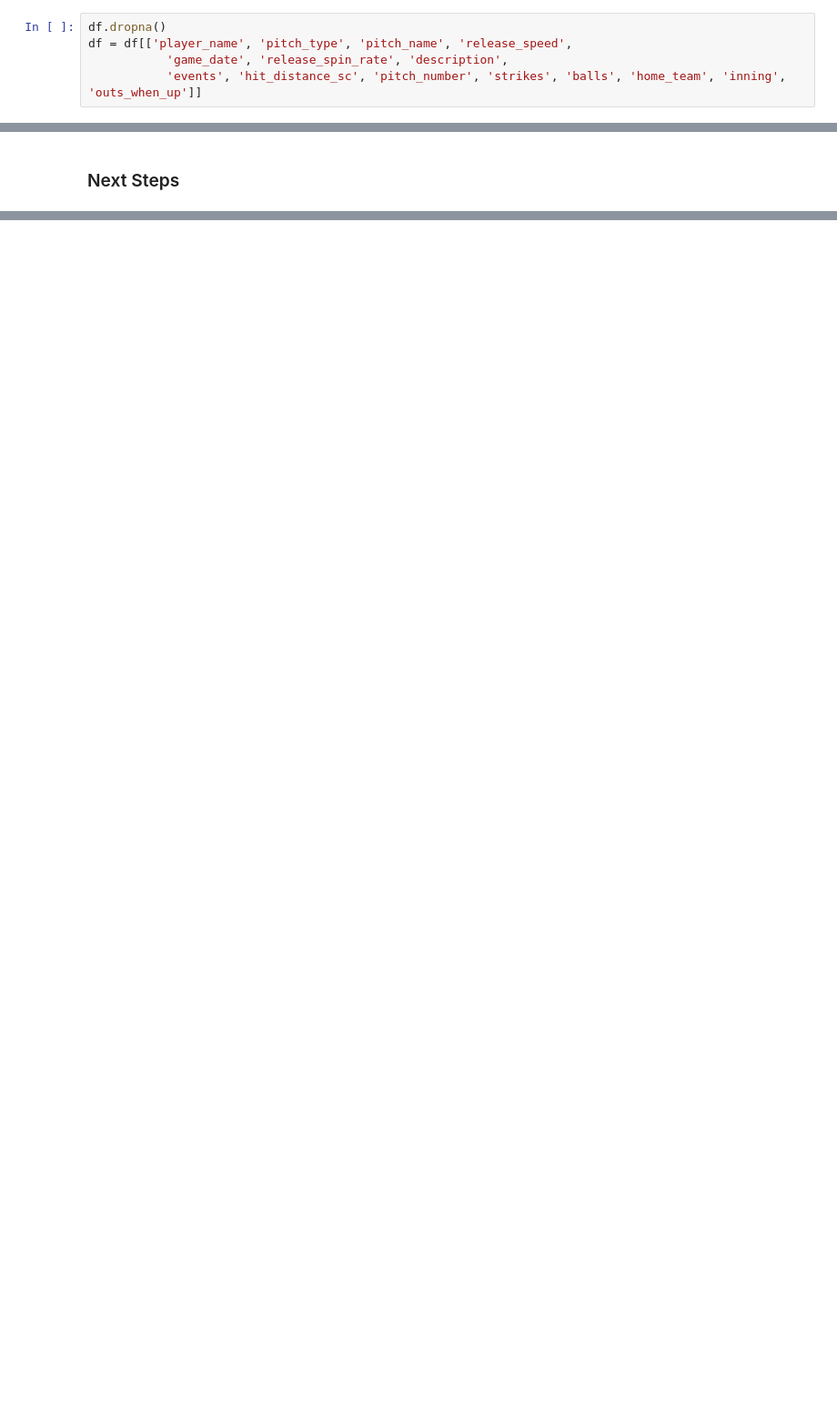
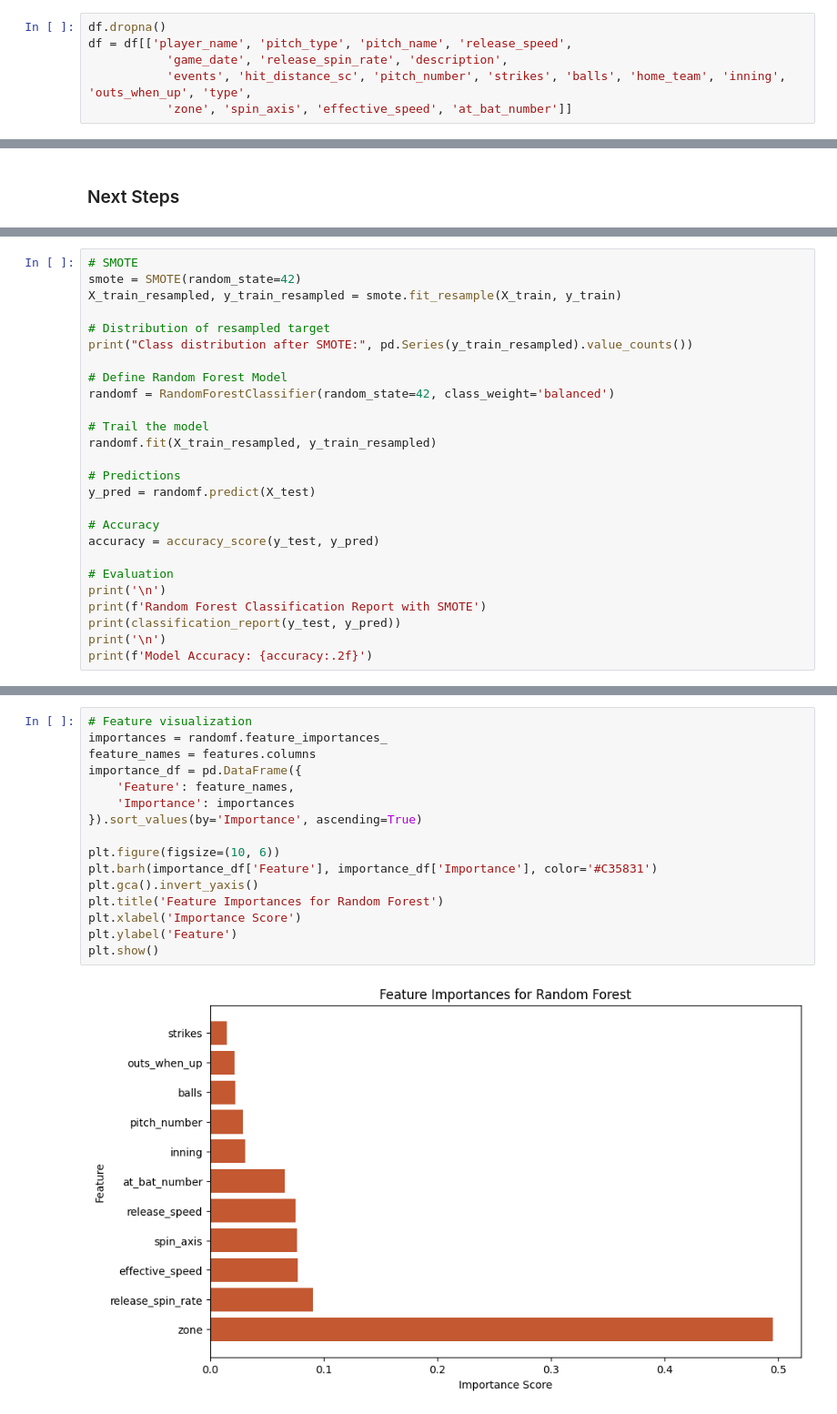
Before and after one commit to trevordoucet/baseball, a Jupyter notebook: Scripts/Pitching.ipynb, the cells around one changed output, grey strips where cells are left out. Shown at 91% size. Saved outputs shown, nothing was run; the diff lists cells and outputs as text; blank space fills up the shorter version.

Commit message:
initial modeling

```diff
--- a/Scripts/Pitching.ipynb
+++ b/Scripts/Pitching.ipynb
@@ -37,7 +52,8 @@ In the below cell, we are filtering our data to the features we have deemed appr
 df.dropna()
 df = df[['player_name', 'pitch_type', 'pitch_name', 'release_speed',
            'game_date', 'release_spin_rate', 'description',
-           'events', 'hit_distance_sc', 'pitch_number', 'strikes', 'balls', 'home_team', 'inning', 'outs_when_up']]
+           'events', 'hit_distance_sc', 'pitch_number', 'strikes', 'balls', 'home_team', 'inning', 'outs_when_up', 'type',
+           'zone', 'spin_axis', 'effective_speed', 'at_bat_number']]
 # %% [markdown]
  ### Amount of Pitches by Pitch Type
 
@@ -358,0 +397,26 @@ plt.show()
+# %%
+# SMOTE
+smote = SMOTE(random_state=42)
+X_train_resampled, y_train_resampled = smote.fit_resample(X_train, y_train)
+
+# Distribution of resampled target
+print("Class distribution after SMOTE:", pd.Series(y_train_resampled).value_counts())
+
+# Define Random Forest Model
+randomf = RandomForestClassifier(random_state=42, class_weight='balanced')
+
+# Trail the model
+randomf.fit(X_train_resampled, y_train_resampled)
+
+# Predictions
+y_pred = randomf.predict(X_test)
+
+# Accuracy
+accuracy = accuracy_score(y_test, y_pred)
+
+# Evaluation
+print('\n')
+print(f'Random Forest Classification Report with SMOTE')
+print(classification_report(y_test, y_pred))
+print('\n')
+print(f'Model Accuracy: {accuracy:.2f}')
@@ -358,0 +443,18 @@ plt.show()
+# %%
+# Feature visualization
+importances = randomf.feature_importances_
+feature_names = features.columns
+importance_df = pd.DataFrame({
+    'Feature': feature_names,
+    'Importance': importances
+}).sort_values(by='Importance', ascending=True)
+
+plt.figure(figsize=(10, 6))
+plt.barh(importance_df['Feature'], importance_df['Importance'], color='#C35831')
+plt.gca().invert_yaxis()
+plt.title('Feature Importances for Random Forest')
+plt.xlabel('Importance Score')
+plt.ylabel('Feature')
+plt.show()
+# %% [output]
+[figure, added]
```
Also changed, not shown: parts of 7 cells of this notebook.
